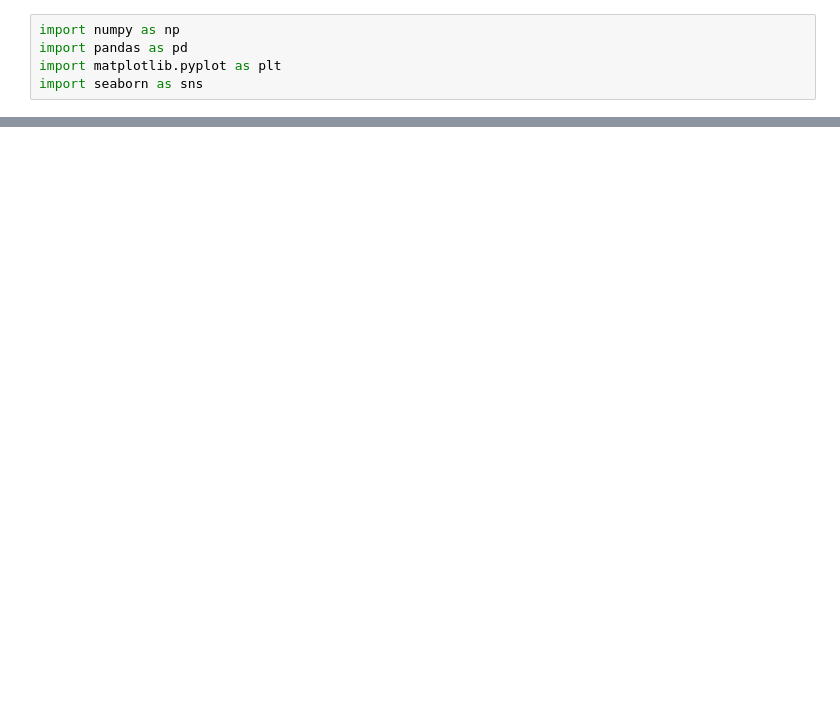
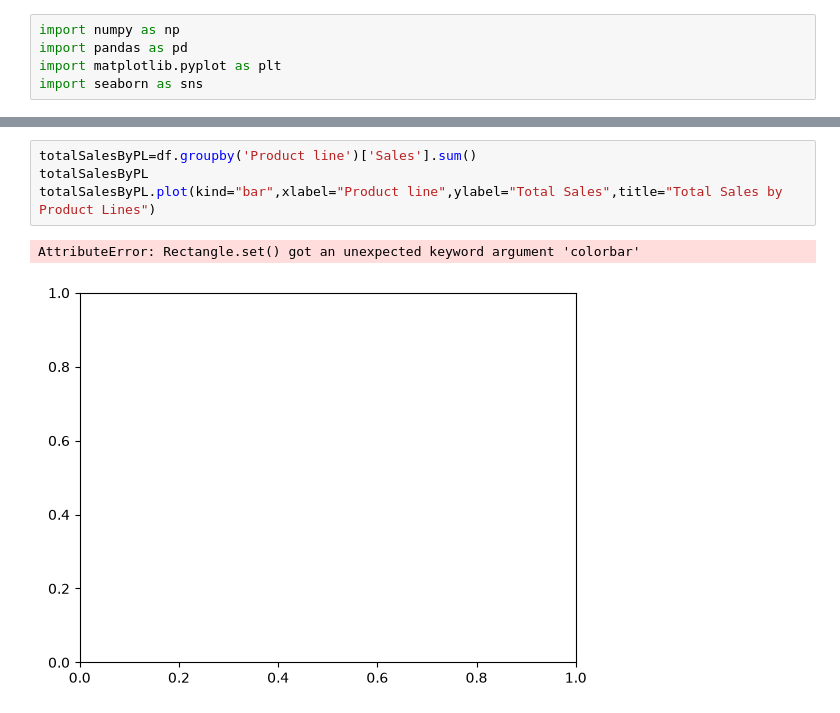
Before and after one commit to vaibhavarora1205/Data-Visualization, a Jupyter notebook: Python/Practice/super_market_set/visualization.ipynb, the cells around one changed output, grey strips where cells are left out. Saved outputs shown, nothing was run; the diff lists cells and outputs as text; blank space fills up the shorter version.

```diff
--- a/Python/Practice/super_market_set/visualization.ipynb
+++ b/Python/Practice/super_market_set/visualization.ipynb
@@ -22,0 +28,7 @@ df
+# %%
+totalSalesByPL=df.groupby('Product line')['Sales'].sum()
+totalSalesByPL
+totalSalesByPL.plot(kind="bar",xlabel="Product line",ylabel="Total Sales",title="Total Sales by Product Lines")
+# %% [output]
+AttributeError: Rectangle.set() got an unexpected keyword argument 'colorbar'
+[figure, added]
```
Also changed, not shown: parts of 14 cells of this notebook.
